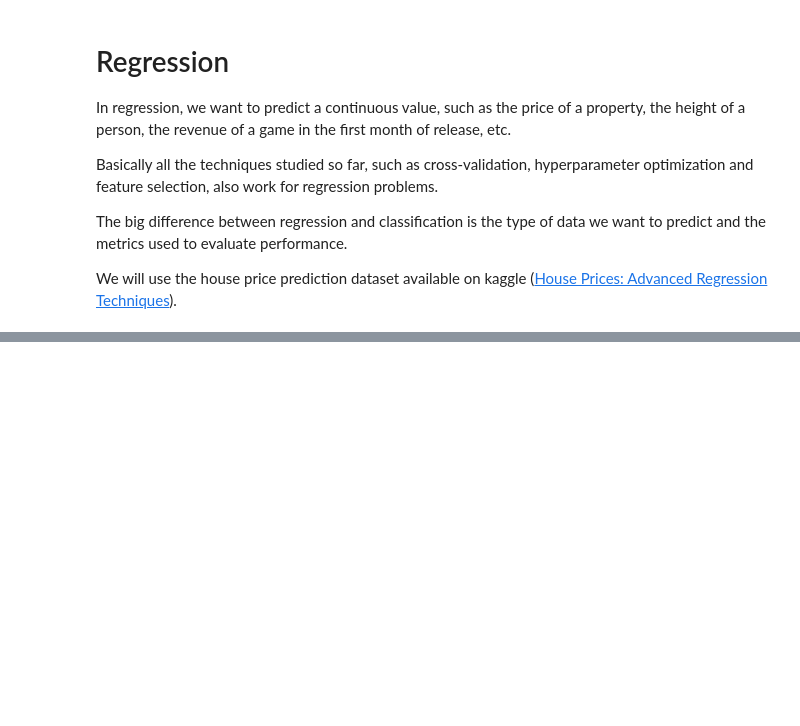
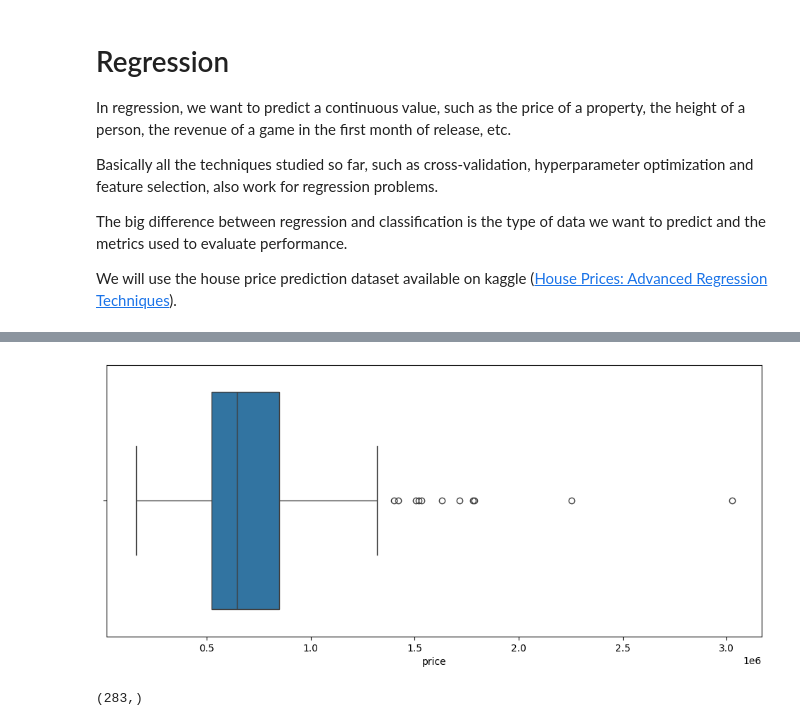
Before and after one commit to DellaCortef/supervised-learning-regression-reference, a Jupyter notebook: regression-I/regression-metrics.ipynb, the cells around one changed output, grey strips where cells are left out. Cells and saved outputs as stored; diff of their text form; code cells hidden in the pictures; blank space fills up the shorter version.

```diff
--- a/regression-I/regression-metrics.ipynb
+++ b/regression-I/regression-metrics.ipynb
@@ -17,0 +259,6 @@ df.head()
+# %%
+fig, ax = plt.subplots(figsize=(12,5))
+
+sns.boxplot(x=y_expected);
+# %% [output]
+[figure, added]
@@ -17,0 +270,4 @@ df.head()
+# %%
+y_expected_without_outlier.shape
+# %% [output]
+(283,)
```
Also changed, not shown: parts of 27 cells of this notebook.
